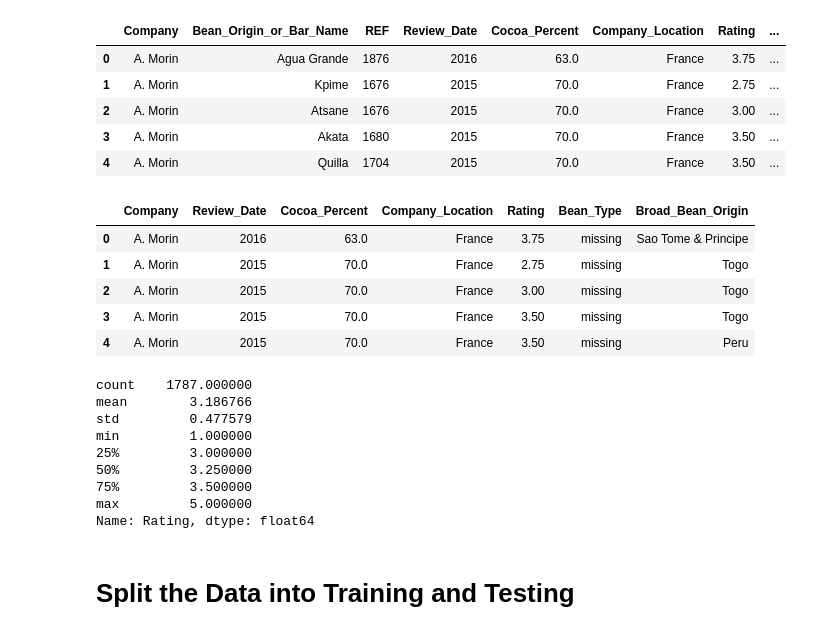
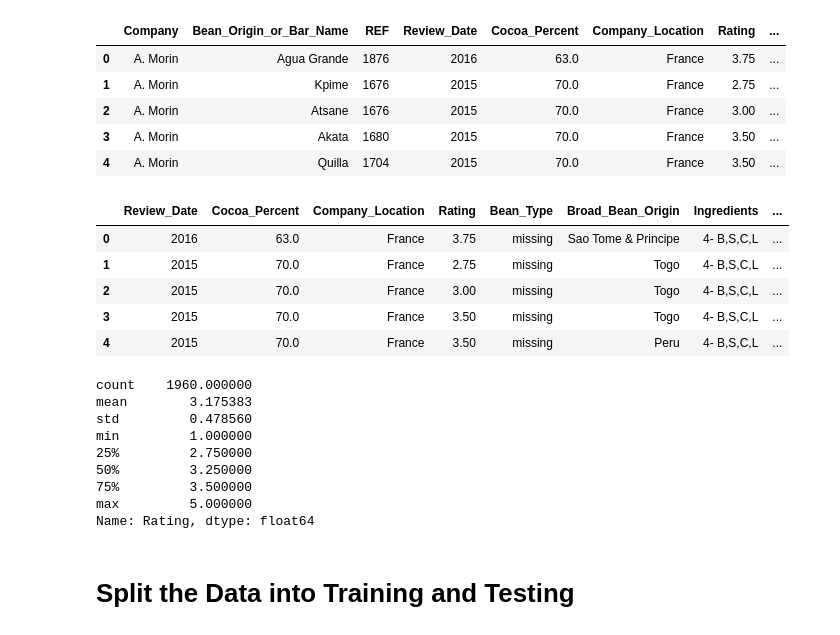
Before and after one commit to jilek/DataBootcampFinalProject, a Jupyter notebook: Tahereh/Chocolate_Bar_resampling.ipynb, the cells around one changed output. Cells and saved outputs as stored; diff of their text form; code cells hidden in the pictures.

```diff
--- a/Tahereh/Chocolate_Bar_resampling.ipynb
+++ b/Tahereh/Chocolate_Bar_resampling.ipynb
@@ -19,23 +19,23 @@ df.head()
 | 3 | A. Morin | Akata | 1680 | 2015 | 70.0 | France | 3.50 | ... |
 | 4 | A. Morin | Quilla | 1704 | 2015 | 70.0 | France | 3.50 | ... |
 # %%
-df= df.drop(columns=["REF","Bean_Origin_or_Bar_Name"], axis=1)
+df= df.drop(columns=["Company","REF","Bean_Origin_or_Bar_Name","Most_Memorable_Characteristics","continent"], axis=1)
 df.head()
 # %% [output]
-|  | Company | Review_Date | Cocoa_Percent | Company_Location | Rating | Bean_Type | Broad_Bean_Origin |
-| 0 | A. Morin | 2016 | 63.0 | France | 3.75 | missing | Sao Tome & Principe |
-| 1 | A. Morin | 2015 | 70.0 | France | 2.75 | missing | Togo |
-| 2 | A. Morin | 2015 | 70.0 | France | 3.00 | missing | Togo |
-| 3 | A. Morin | 2015 | 70.0 | France | 3.50 | missing | Togo |
-| 4 | A. Morin | 2015 | 70.0 | France | 3.50 | missing | Peru |
+|  | Review_Date | Cocoa_Percent | Company_Location | Rating | Bean_Type | Broad_Bean_Origin | Ingredients | ... |
+| 0 | 2016 | 63.0 | France | 3.75 | missing | Sao Tome & Principe | 4- B,S,C,L | ... |
+| 1 | 2015 | 70.0 | France | 2.75 | missing | Togo | 4- B,S,C,L | ... |
+| 2 | 2015 | 70.0 | France | 3.00 | missing | Togo | 4- B,S,C,L | ... |
+| 3 | 2015 | 70.0 | France | 3.50 | missing | Togo | 4- B,S,C,L | ... |
+| 4 | 2015 | 70.0 | France | 3.50 | missing | Peru | 4- B,S,C,L | ... |
 # %%
 df['Rating'].describe()
 # %% [output]
-count    1787.000000
-mean        3.186766
-std         0.477579
+count    1960.000000
+mean        3.175383
+std         0.478560
 min         1.000000
-25%         3.000000
+25%         2.750000
 50%         3.250000
 75%         3.500000
 max         5.000000
```
Also changed, not shown: parts of 20 cells of this notebook, 3 other files.
